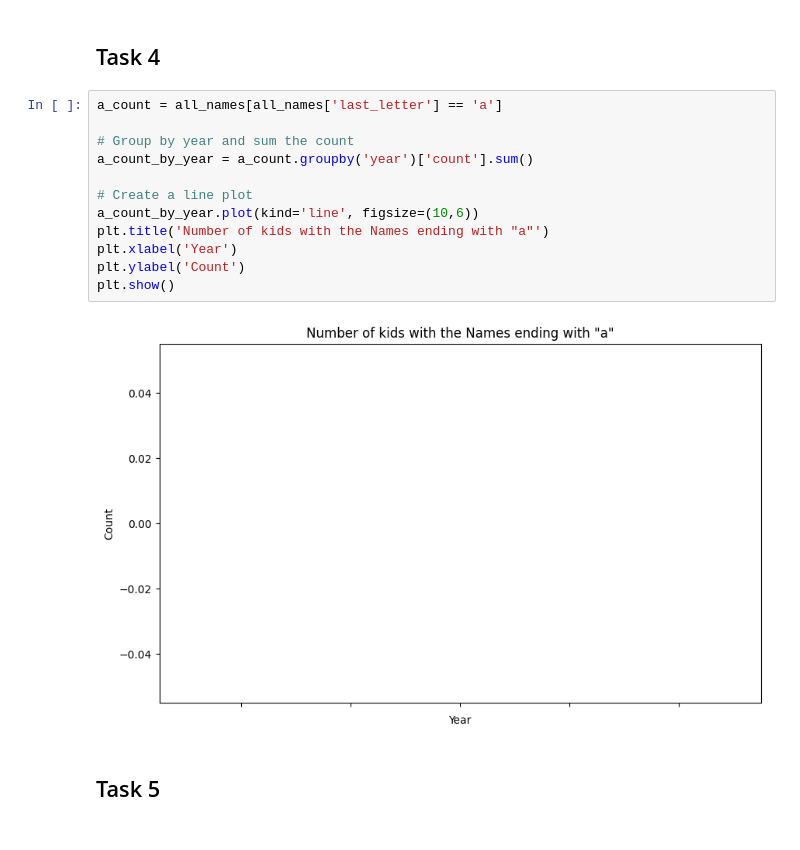
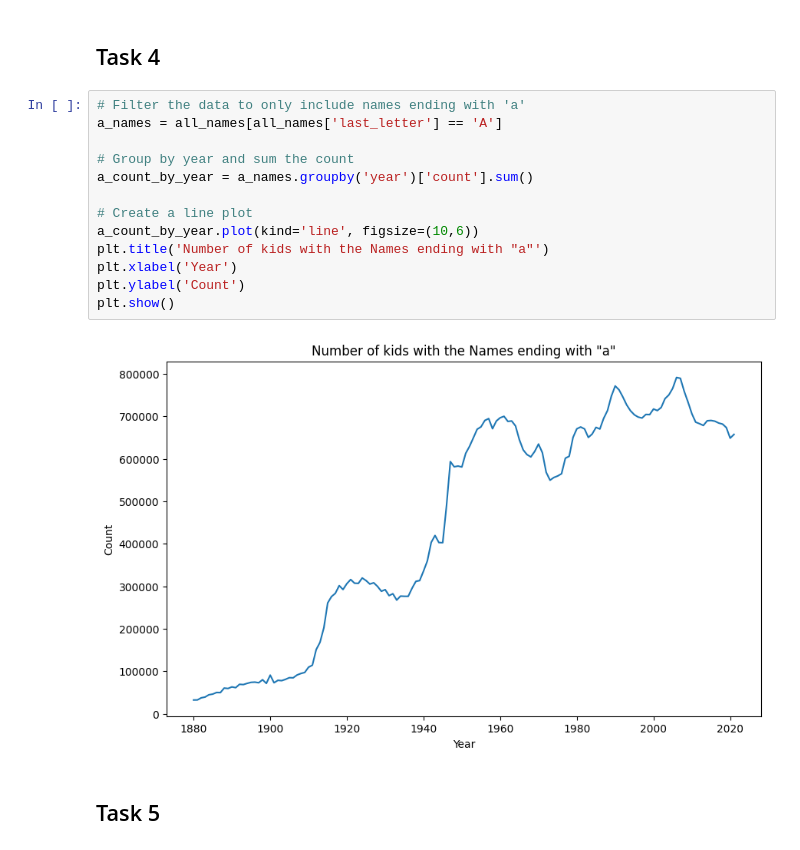
Before and after one commit to SMatti2/SE_25_DataScience, a Jupyter notebook: google_classroom/analyzing_baby_names/solution.ipynb, the cells around one changed output. Drawn from its saved outputs; the diff is of its cells as text.

Commit message:
Fixed an error caused by letters capitalization

```diff
--- a/google_classroom/analyzing_baby_names/solution.ipynb
+++ b/google_classroom/analyzing_baby_names/solution.ipynb
@@ -285,19 +285,20 @@ last_letter_counts.plot(kind='bar', figsize=(15, 8))
 # %% [markdown]
 ## Task 4
 # %%
-a_count = all_names[all_names['last_letter'] == 'a']
+# Filter the data to only include names ending with 'a'
+a_names = all_names[all_names['last_letter'] == 'A']
 
 # Group by year and sum the count
-a_count_by_year = a_count.groupby('year')['count'].sum()
+a_count_by_year = a_names.groupby('year')['count'].sum()
 
 # Create a line plot
 a_count_by_year.plot(kind='line', figsize=(10,6))
 plt.title('Number of kids with the Names ending with "a"')
 plt.xlabel('Year')
 plt.ylabel('Count')
 plt.show()
 # %% [output]
-[figure, old version]
+[figure, new version]
 # %% [markdown]
 ## Task 5
 # %%
```
Also changed, not shown: parts of 2 cells of this notebook, 1 other file.
